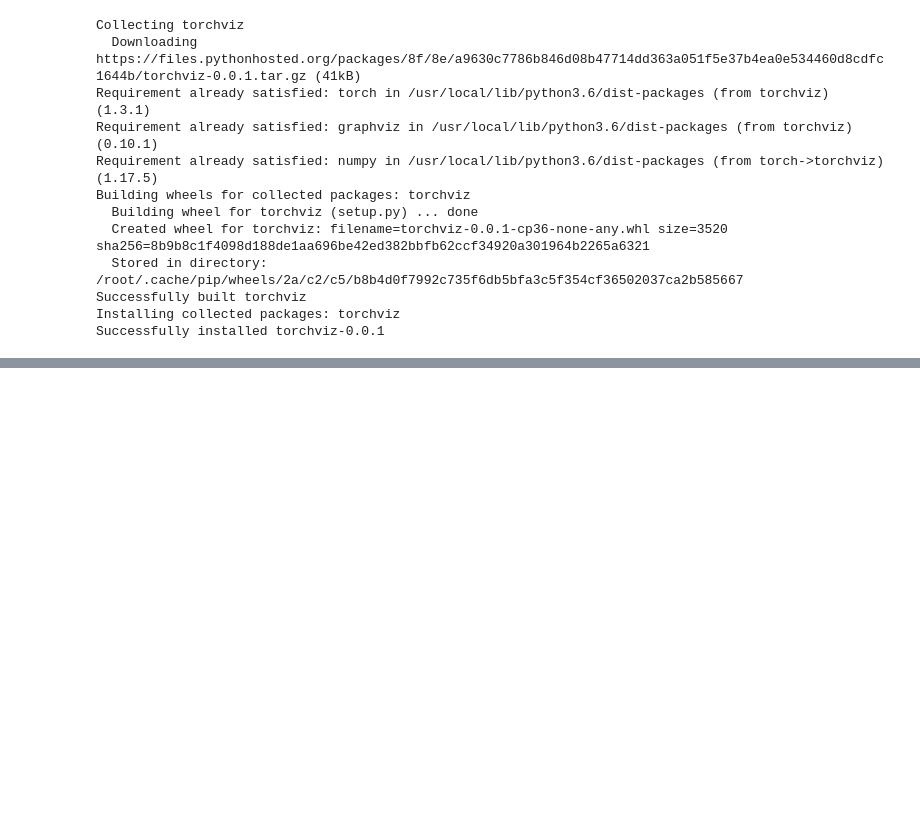
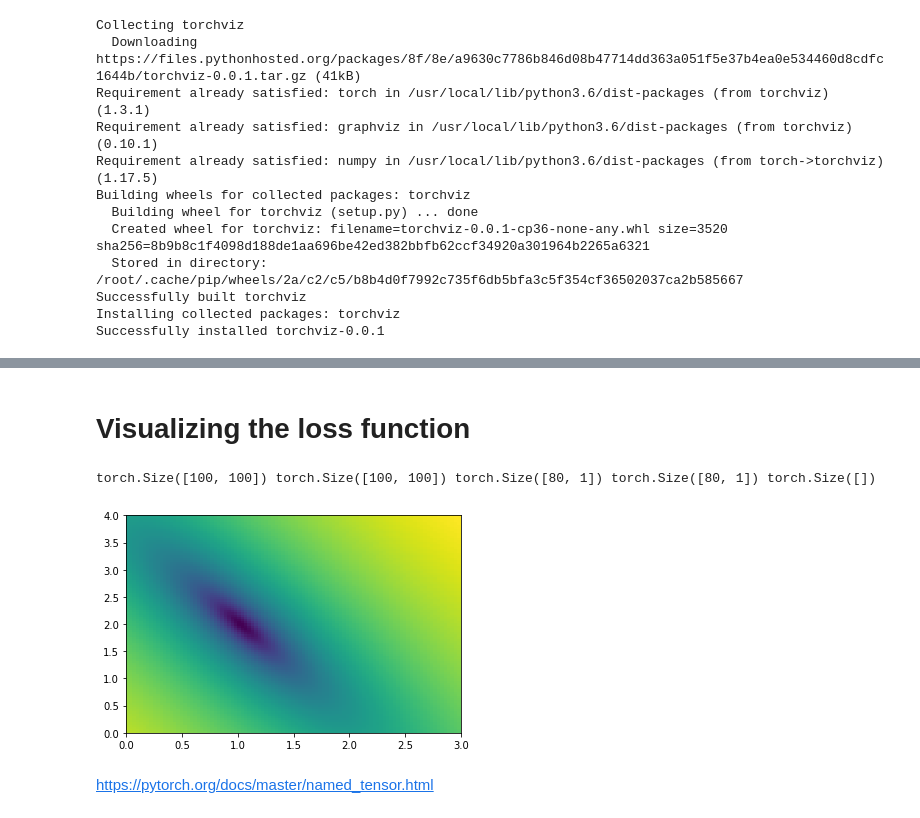
Before and after one commit to WestCoastML/pytorch_tutorial, a Jupyter notebook: pytorch_tutorial1.ipynb, the cells around one changed output, grey strips where cells are left out. Saved outputs shown, nothing was run; the diff lists cells and outputs as text; code cells hidden in the pictures; blank space fills up the shorter version.

```diff
--- a/pytorch_tutorial1.ipynb
+++ b/pytorch_tutorial1.ipynb
@@ -39,0 +86,11 @@ tensor([[1., 1., 1.],
+# %%
+def stmt(np,a,b):
+  a=np.sin(a)
+  b=np.sqrt(b)
+  c=a+b
+
+
+a=np.zeros((300,500))
+b=np.zeros((300,500))
+
+benchmark(stmt,a,b)
@@ -92,0 +282,26 @@ timeit.timeit("func(1)", setup="from __main__ import func",number=10000)
+# %% [markdown]
+# Visualizing the loss function
+# %%
+from mpl_toolkits.mplot3d import Axes3D
+
+arng=torch.linspace(0,3,100)
+brng=torch.linspace(0,4,100)
+av, bv = torch.meshgrid(arng,brng)
+def lossf(model,a,b):
+    model.a=a
+    model.b=b
+    yhat = model(x_train_tensor)
+    error = y_train_tensor - yhat
+    loss = (error ** 2).mean()
+    return loss
+loss2d=torch.tensor([math.log(lossf(model,a,b)) for b in brng for a in arng])
+
+print(av.shape,bv.shape,yhat.shape,error.shape,loss.shape)
+loss2d=loss2d.reshape(arng.shape[0],brng.shape[0])
+plt.pcolor(arng,brng,loss2d)
+plt.show()
+# %% [output]
+torch.Size([100, 100]) torch.Size([100, 100]) torch.Size([80, 1]) torch.Size([80, 1]) torch.Size([])
+[figure, added]
+# %% [markdown]
+https://pytorch.org/docs/master/named_tensor.html
```
Also changed, not shown: parts of 23 cells of this notebook.
